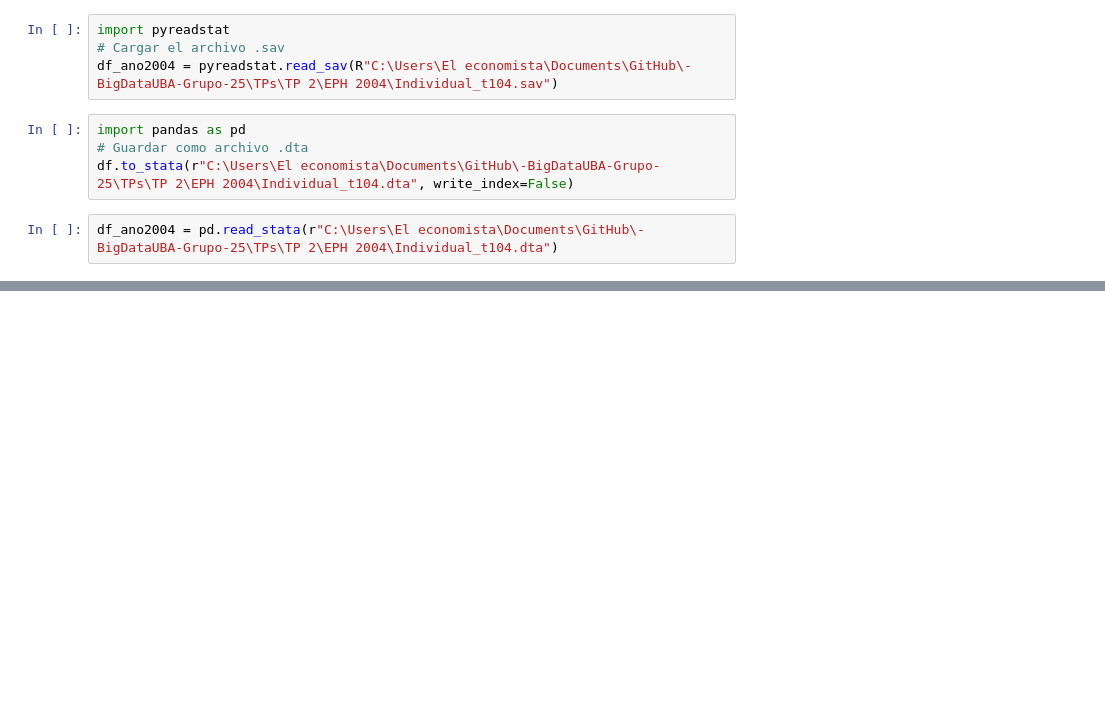
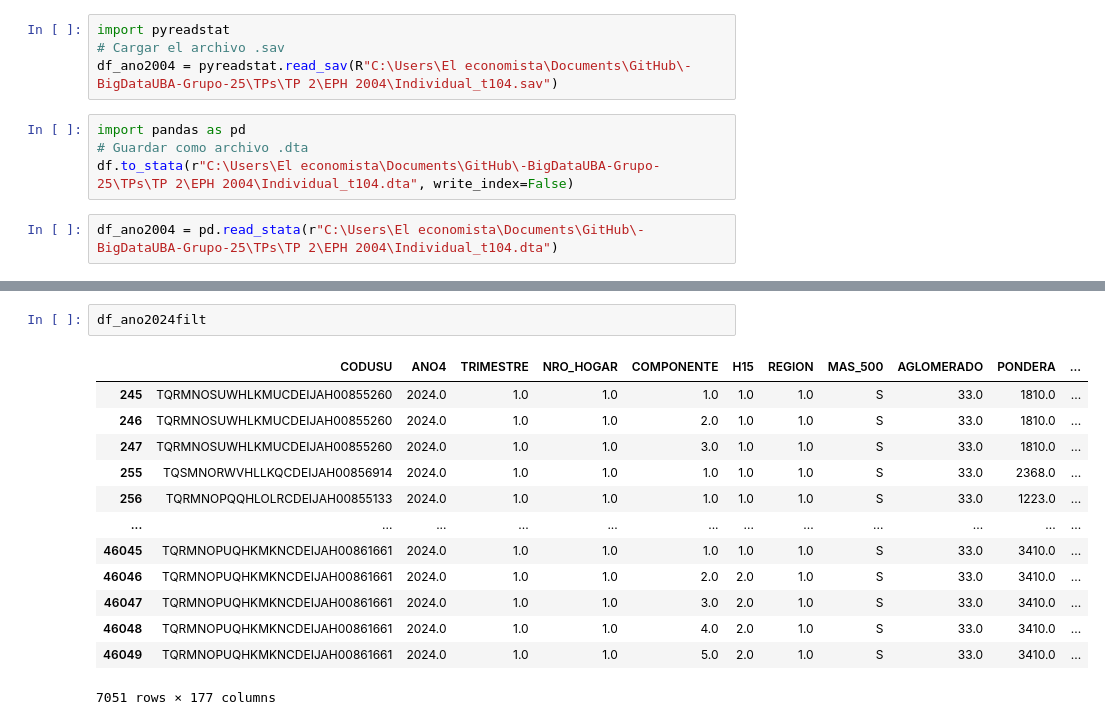
Before and after one commit to Eleconomistagus/-BigDataUBA-Grupo-25, a Jupyter notebook: TPs/TP 2/TP2 AVANCE.ipynb, the cells around one changed output, grey strips where cells are left out. Drawn from its saved outputs; the diff is of its cells as text; blank space fills up the shorter version.

```diff
--- a/TPs/TP 2/TP2 AVANCE.ipynb
+++ b/TPs/TP 2/TP2 AVANCE.ipynb
@@ -28,0 +65,16 @@ df2 = pd.read_stata(r"C:\Users\El economista\Documents\GitHub\-BigDataUBA-Grupo-
+# %%
+df_ano2024filt
+# %% [output]
+|  | CODUSU | ANO4 | TRIMESTRE | NRO_HOGAR | COMPONENTE | H15 | REGION | MAS_500 | AGLOMERADO | PONDERA | ... |
+| 245 | TQRMNOSUWHLKMUCDEIJAH00855260 | 2024.0 | 1.0 | 1.0 | 1.0 | 1.0 | 1.0 | S | 33.0 | 1810.0 | ... |
+| 246 | TQRMNOSUWHLKMUCDEIJAH00855260 | 2024.0 | 1.0 | 1.0 | 2.0 | 1.0 | 1.0 | S | 33.0 | 1810.0 | ... |
+| 247 | TQRMNOSUWHLKMUCDEIJAH00855260 | 2024.0 | 1.0 | 1.0 | 3.0 | 1.0 | 1.0 | S | 33.0 | 1810.0 | ... |
+| 255 | TQSMNORWVHLLKQCDEIJAH00856914 | 2024.0 | 1.0 | 1.0 | 1.0 | 1.0 | 1.0 | S | 33.0 | 2368.0 | ... |
+| 256 | TQRMNOPQQHLOLRCDEIJAH00855133 | 2024.0 | 1.0 | 1.0 | 1.0 | 1.0 | 1.0 | S | 33.0 | 1223.0 | ... |
+| ... | ... | ... | ... | ... | ... | ... | ... | ... | ... | ... | ... |
+| 46045 | TQRMNOPUQHKMKNCDEIJAH00861661 | 2024.0 | 1.0 | 1.0 | 1.0 | 1.0 | 1.0 | S | 33.0 | 3410.0 | ... |
+| 46046 | TQRMNOPUQHKMKNCDEIJAH00861661 | 2024.0 | 1.0 | 1.0 | 2.0 | 2.0 | 1.0 | S | 33.0 | 3410.0 | ... |
+| 46047 | TQRMNOPUQHKMKNCDEIJAH00861661 | 2024.0 | 1.0 | 1.0 | 3.0 | 2.0 | 1.0 | S | 33.0 | 3410.0 | ... |
+| 46048 | TQRMNOPUQHKMKNCDEIJAH00861661 | 2024.0 | 1.0 | 1.0 | 4.0 | 2.0 | 1.0 | S | 33.0 | 3410.0 | ... |
+| 46049 | TQRMNOPUQHKMKNCDEIJAH00861661 | 2024.0 | 1.0 | 1.0 | 5.0 | 2.0 | 1.0 | S | 33.0 | 3410.0 | ... |
+7051 rows × 177 columns
```
Also changed, not shown: parts of 7 cells of this notebook.
